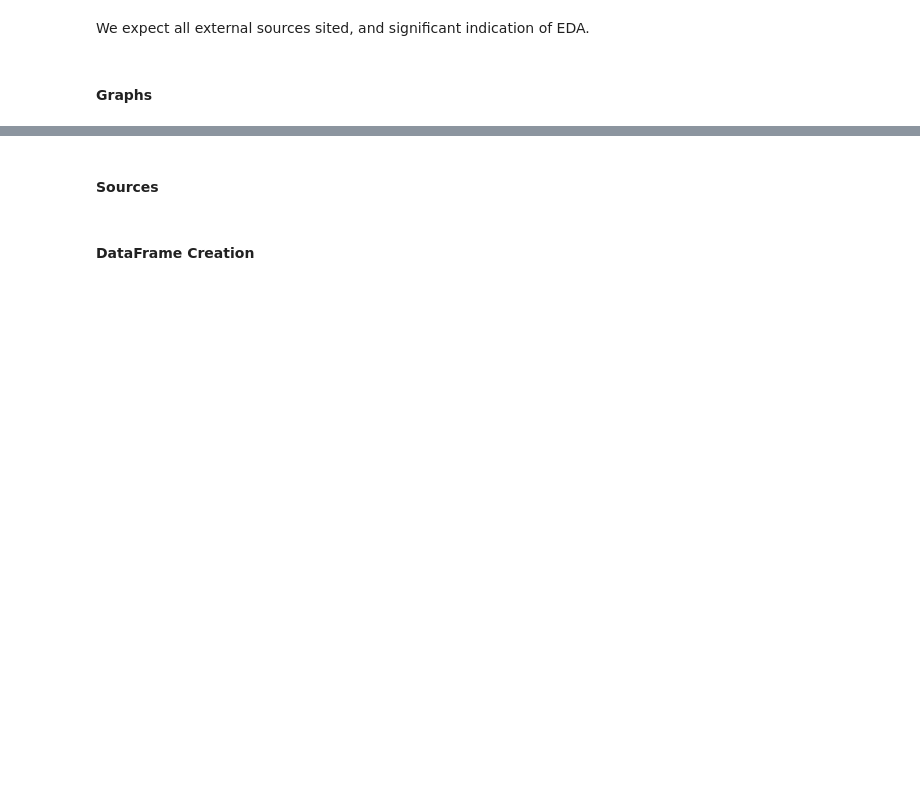
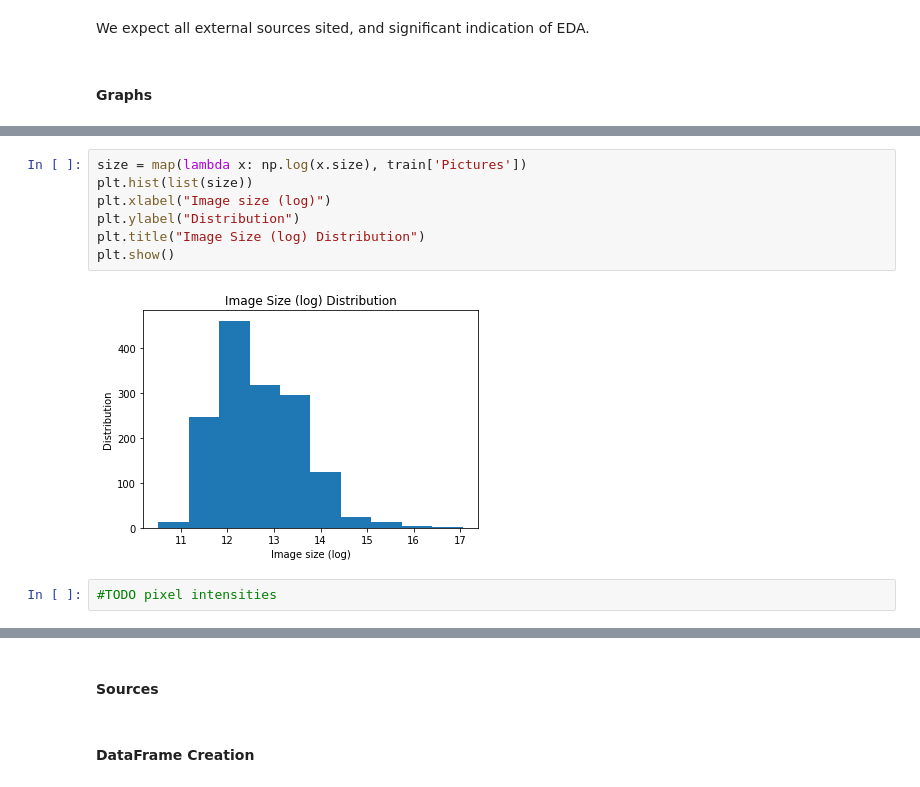
Before and after one commit to Chazzzzzzz/data100-final-project-2019, a Jupyter notebook: GradProject_NB2.ipynb, the cells around one changed output, grey strips where cells are left out. Saved outputs shown, nothing was run; the diff lists cells and outputs as text; blank space fills up the shorter version.

```diff
--- a/GradProject_NB2.ipynb
+++ b/GradProject_NB2.ipynb
@@ -126,0 +103,11 @@ len(kps)
+# %%
+size = map(lambda x: np.log(x.size), train['Pictures'])
+plt.hist(list(size))
+plt.xlabel("Image size (log)")
+plt.ylabel("Distribution")
+plt.title("Image Size (log) Distribution")
+plt.show()
+# %% [output]
+[figure, added]
+# %%
+#TODO pixel intensities
```
Also changed, not shown: parts of 16 cells of this notebook, 3 other files.
